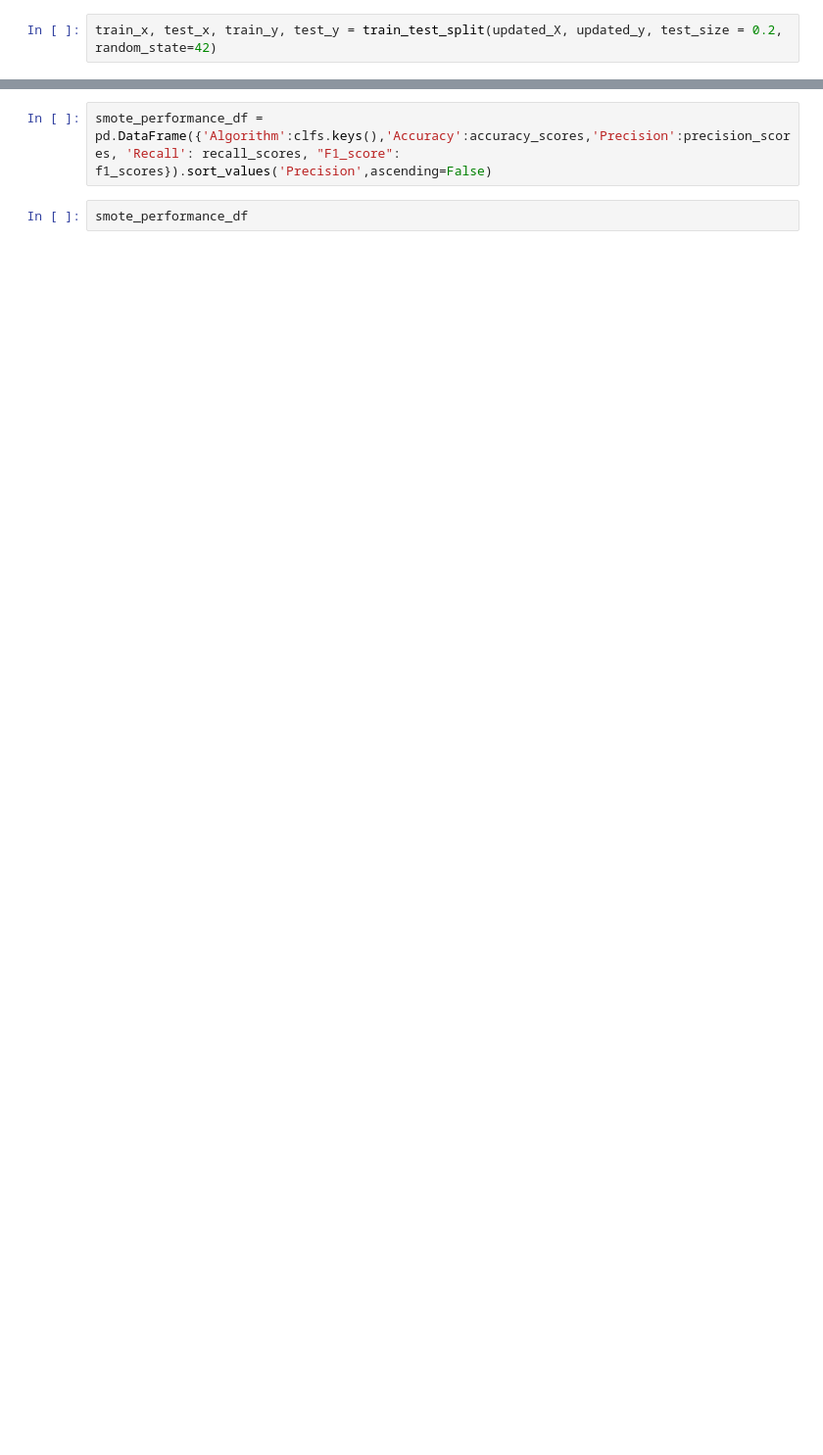
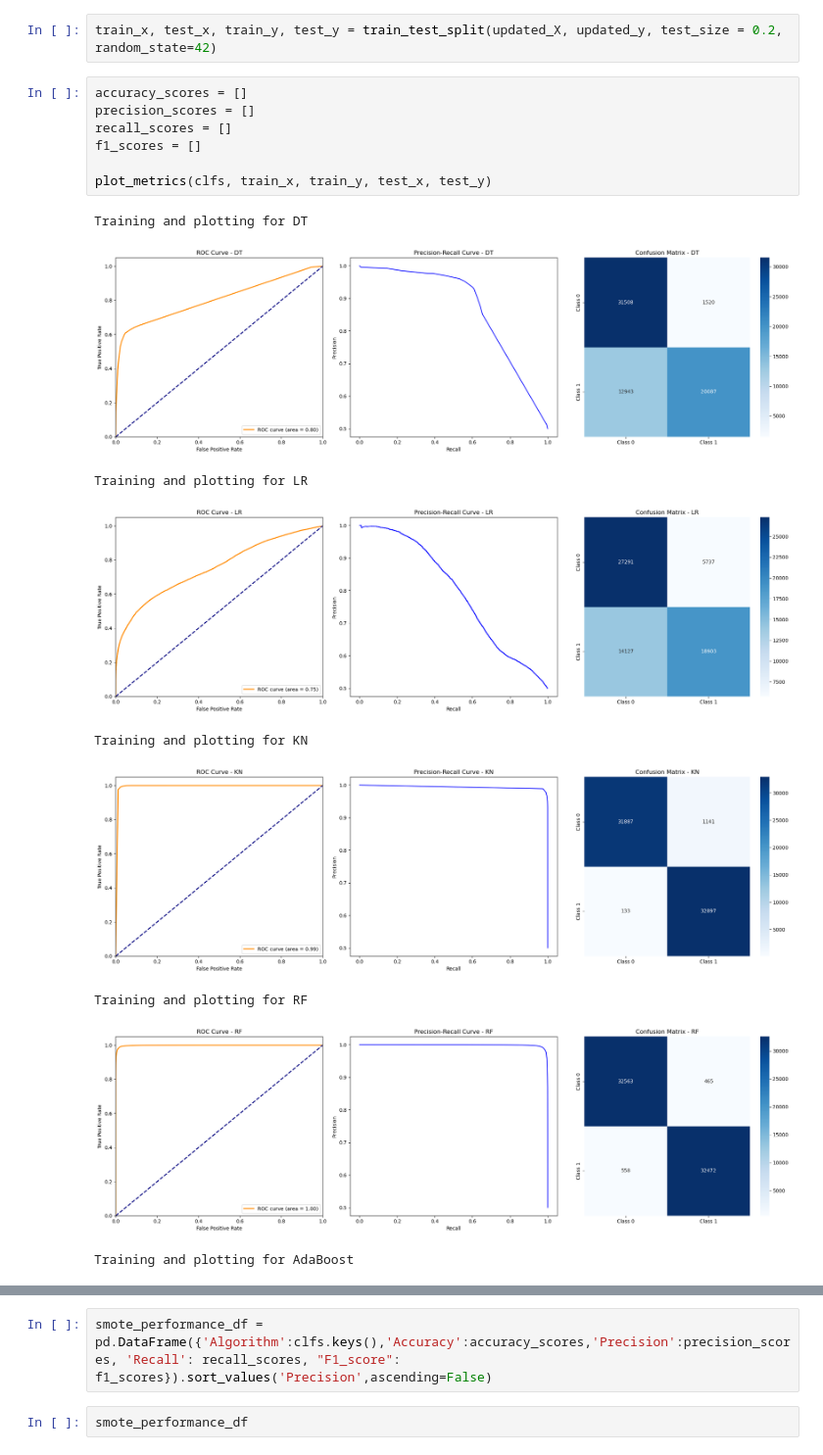
Before and after one commit to Aadesh998/ECG-Beat-Classification, a Jupyter notebook: ecg-classification-using-ml-algorithm-comparison.ipynb, the cells around one changed output, grey strips where cells are left out. Shown at 98% size. Drawn from its saved outputs; the diff is of its cells as text; blank space fills up the shorter version.

```diff
--- a/ecg-classification-using-ml-algorithm-comparison.ipynb
+++ b/ecg-classification-using-ml-algorithm-comparison.ipynb
@@ -171,3 +242,20 @@ plt.show()
 [figure]
 # %%
 train_x, test_x, train_y, test_y = train_test_split(updated_X, updated_y, test_size = 0.2, random_state=42)
+# %%
+accuracy_scores = []
+precision_scores = []
+recall_scores = []
+f1_scores = []
+
+plot_metrics(clfs, train_x, train_y, test_x, test_y)
+# %% [output]
+Training and plotting for DT
+[figure, added]
+Training and plotting for LR
+[figure, added]
+Training and plotting for KN
+[figure, added]
+Training and plotting for RF
+[figure, added]
+Training and plotting for AdaBoost
```
Also changed, not shown: parts of 13 cells of this notebook.
